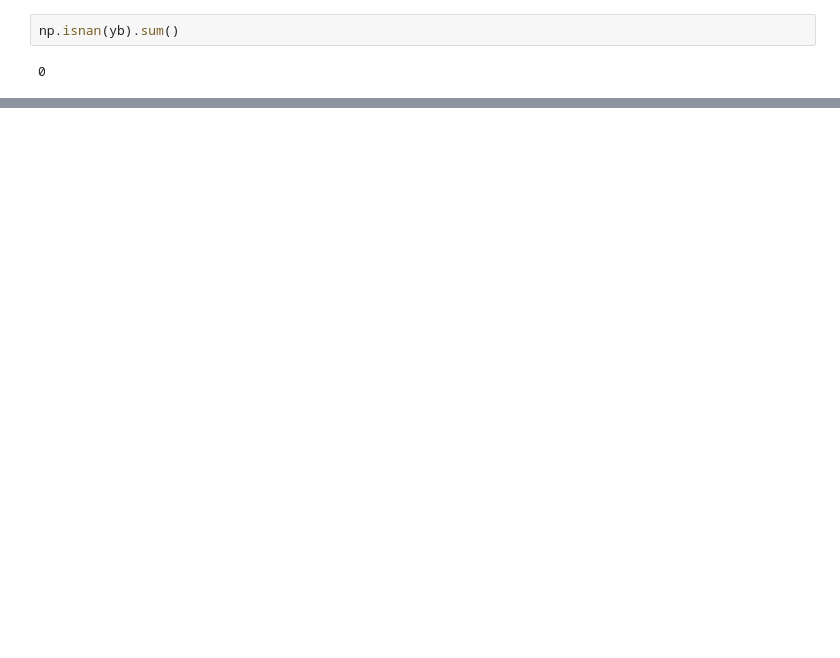
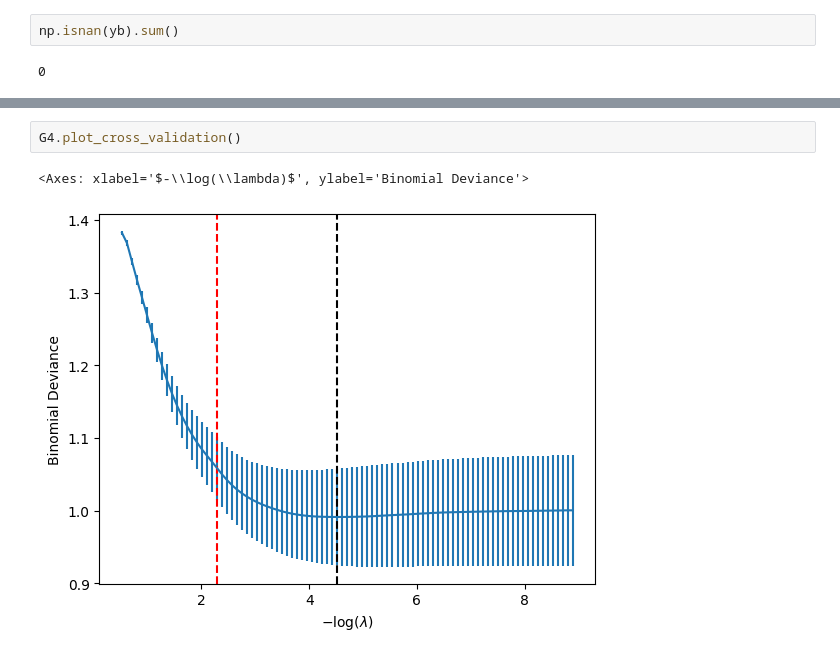
Before and after one commit to jonathan-taylor/glmnetpy, a Jupyter notebook: docs/examples/cross_validation.ipynb, the cells around one changed output, grey strips where cells are left out. Cells and saved outputs as stored; diff of their text form; blank space fills up the shorter version.

```diff
--- a/docs/examples/cross_validation.ipynb
+++ b/docs/examples/cross_validation.ipynb
@@ -158,0 +212,5 @@ GLMNet(lambda_values=array([1.00000000e+00, 9.11162756e-01, 8.30217568e-01, 7.56
+# %%
+G4.plot_cross_validation()
+# %% [output]
+<Axes: xlabel='$-\\log(\\lambda)$', ylabel='Binomial Deviance'>
+[figure, added]
```
Also changed, not shown: parts of 17 cells of this notebook, 1 other file.
